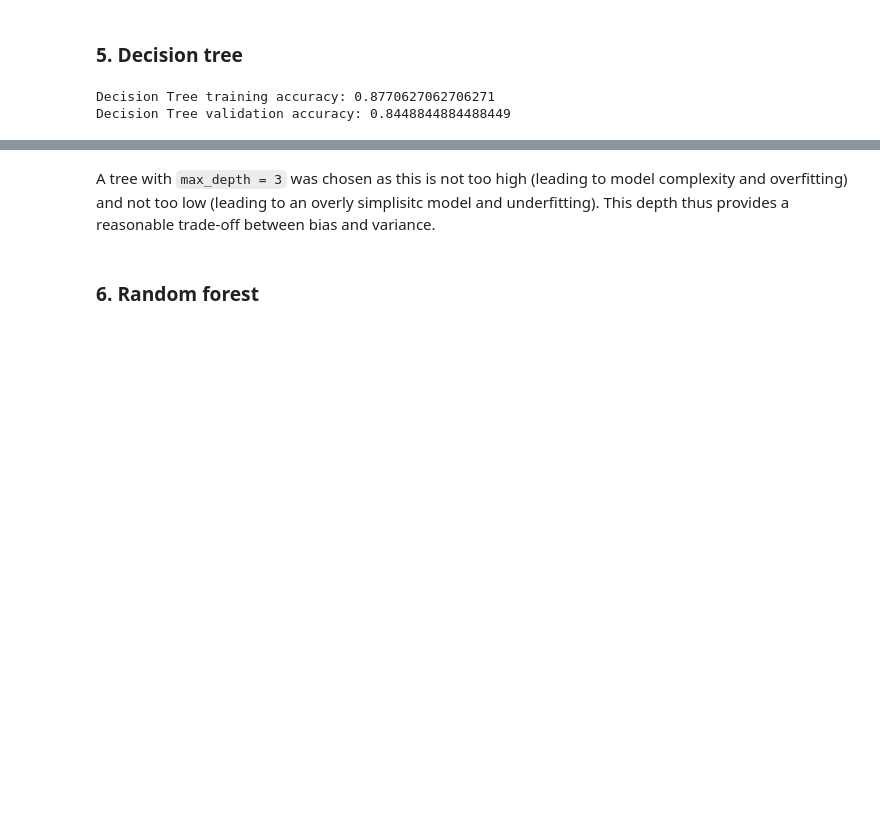
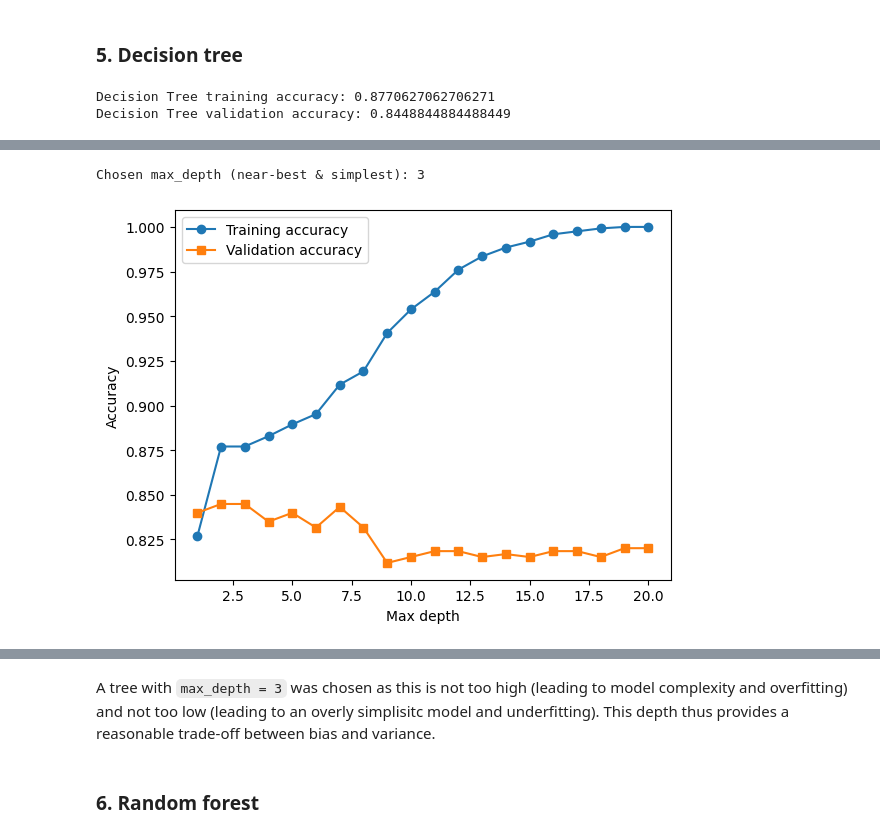
Before and after one commit to MSBA-F-AnalyticsStudio-2026/machine-learning, a Jupyter notebook: Assignment3/Group Assignment 3.ipynb, the cells around one changed output, grey strips where cells are left out. Saved outputs shown, nothing was run; the diff lists cells and outputs as text; code cells hidden in the pictures; blank space fills up the shorter version.

```diff
--- a/Assignment3/Group Assignment 3.ipynb
+++ b/Assignment3/Group Assignment 3.ipynb
@@ -76,3 +76,16 @@ print("Decision Tree validation accuracy:", val_accuracy)
 # %% [output]
 Decision Tree training accuracy: 0.8770627062706271
 Decision Tree validation accuracy: 0.8448844884488449
+# %%
+depths = range(1, 21)
+train_scores = []
+val_scores = []
+
+for d in depths:
+    clf = DecisionTreeClassifier(max_depth=d, random_state=42)
+    clf.fit(X_train, y_train)
+    train_scores.append(accuracy_score(y_train, clf.predict(X_train)))
+    val_scores.append(accuracy_score(y_val, clf.predict(X_val)))
+
+
+val_scores
@@ -78,0 +113,16 @@ Decision Tree validation accuracy: 0.8448844884488449
+# %%
+threshold = max(val_scores)
+candidate_depths = [d for d, v in zip(depths, val_scores) if v >= threshold]
+chosen_depth = max(candidate_depths)
+print("Chosen max_depth (near-best & simplest):", chosen_depth)
+# %% [output]
+Chosen max_depth (near-best & simplest): 3
+# %%
+plt.plot(depths, train_scores, 'o-', label="Training accuracy")
+plt.plot(depths, val_scores, 's-', label="Validation accuracy")
+plt.xlabel("Max depth")
+plt.ylabel("Accuracy")
+plt.legend()
+plt.show()
+# %% [output]
+[figure, added]
```
Also changed, not shown: parts of 5 cells of this notebook.
